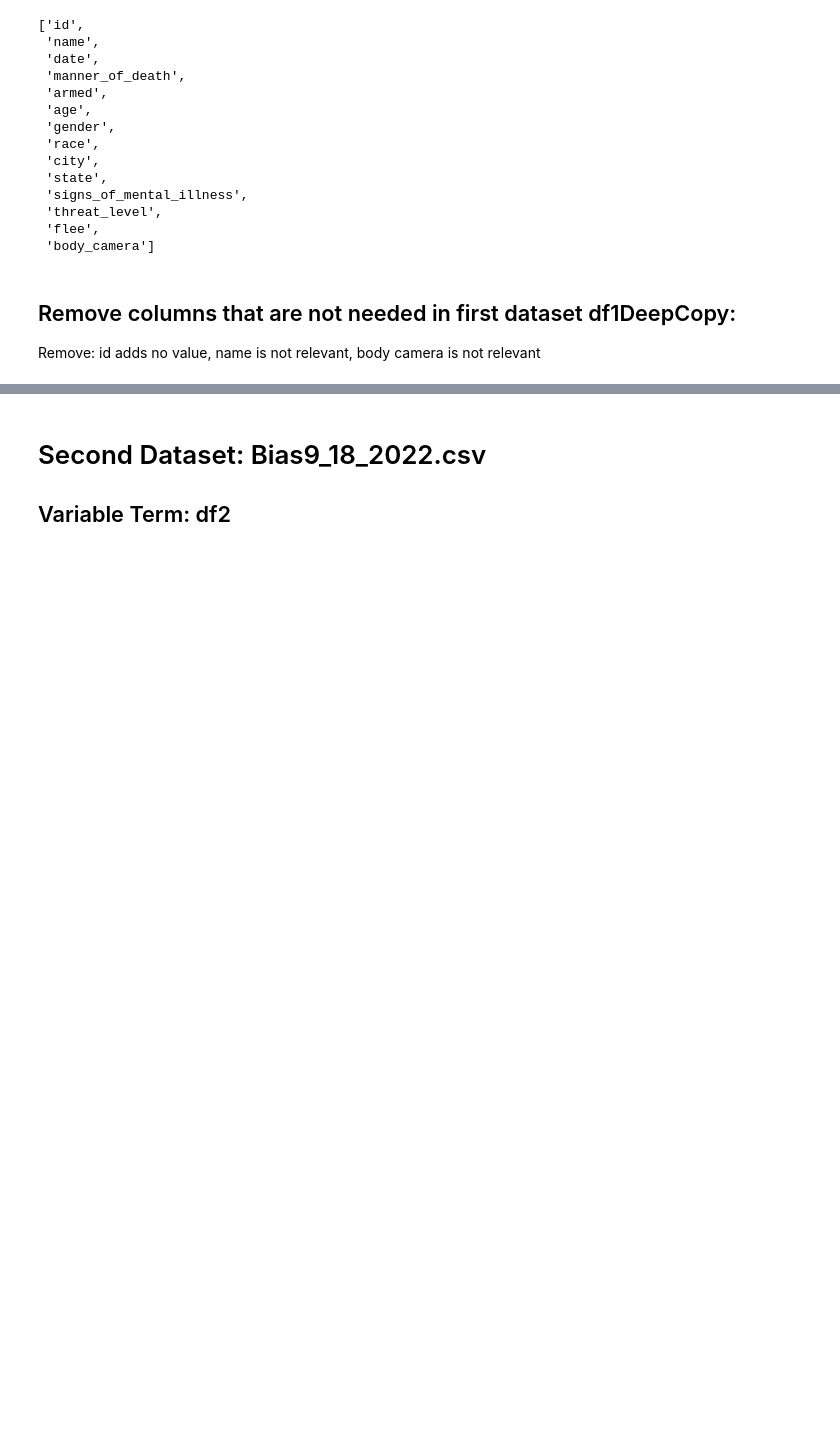
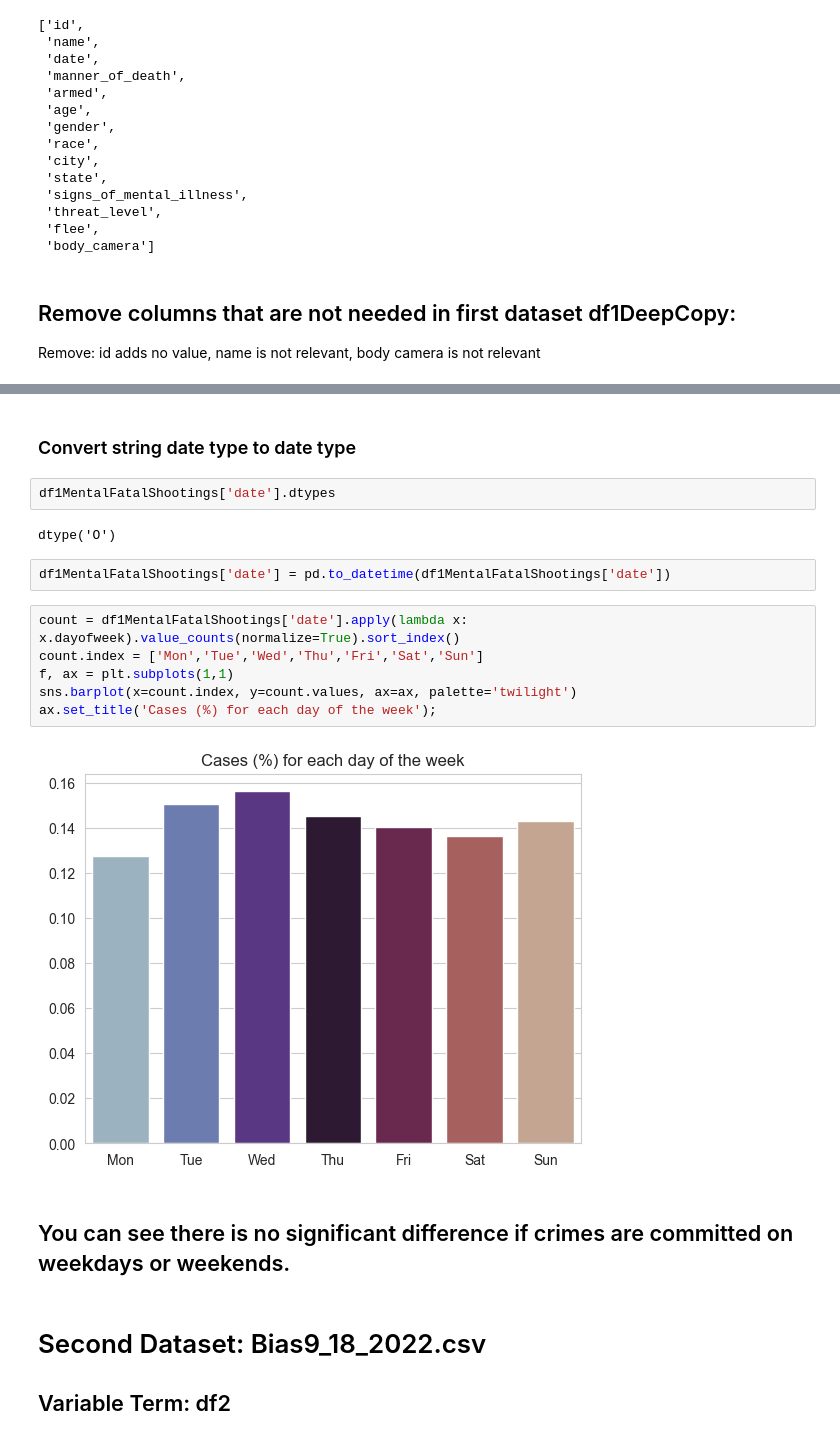
Before and after one commit to IT4063C-Fall22/final-project-AirPro, a Jupyter notebook: source.ipynb, the cells around one changed output, grey strips where cells are left out. Cells and saved outputs as stored; diff of their text form; blank space fills up the shorter version.

Commit message:
date to crime comparrison plot

```diff
--- a/source.ipynb
+++ b/source.ipynb
@@ -170,3 +173,21 @@ df1MentalFatalShootings.sample(2)
+# %% [markdown]
+### Convert string date type to date type
+# %%
+df1MentalFatalShootings['date'].dtypes
+# %% [output]
+dtype('O')
+# %%
+df1MentalFatalShootings['date'] = pd.to_datetime(df1MentalFatalShootings['date'])
+# %%
+count = df1MentalFatalShootings['date'].apply(lambda x: x.dayofweek).value_counts(normalize=True).sort_index()
+count.index = ['Mon','Tue','Wed','Thu','Fri','Sat','Sun']
+f, ax = plt.subplots(1,1)
+sns.barplot(x=count.index, y=count.values, ax=ax, palette='twilight')
+ax.set_title('Cases (%) for each day of the week');
+# %% [output]
+[figure, added]
+# %% [markdown]
+## You can see there is no significant difference if crimes are committed on weekdays or weekends.
 # %% [markdown]
 # Second Dataset: Bias9_18_2022.csv
 ## Variable Term: df2
```
Also changed, not shown: parts of 12 cells of this notebook.
